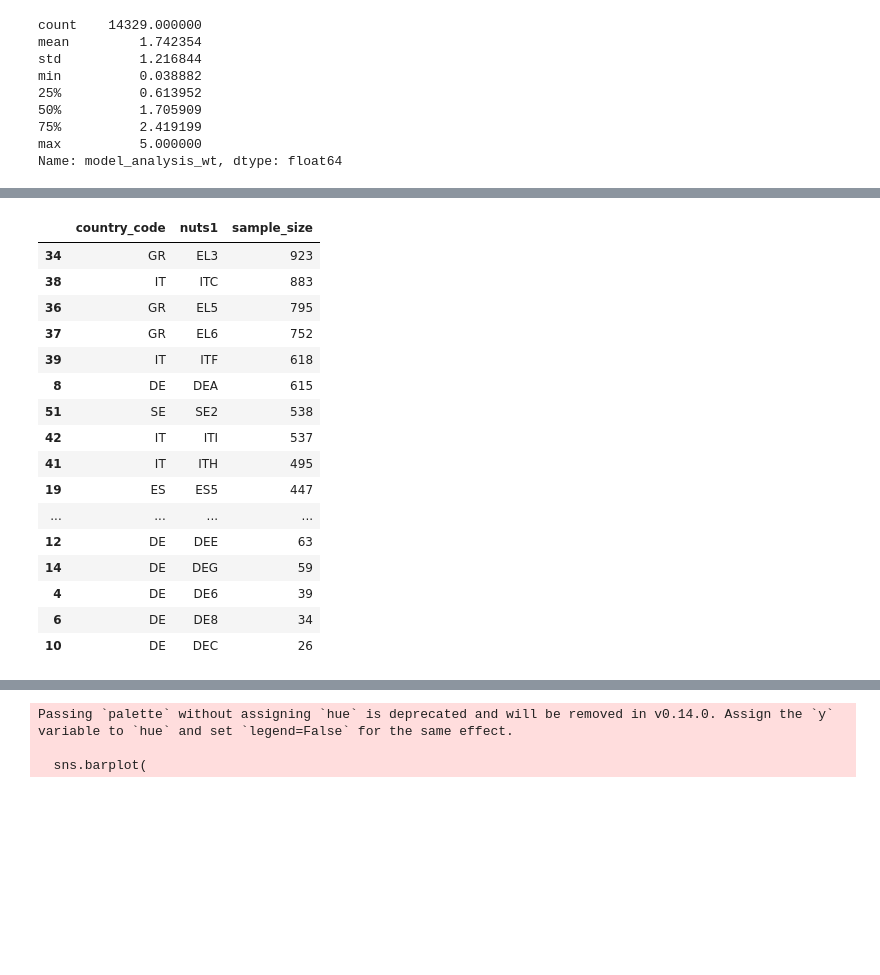
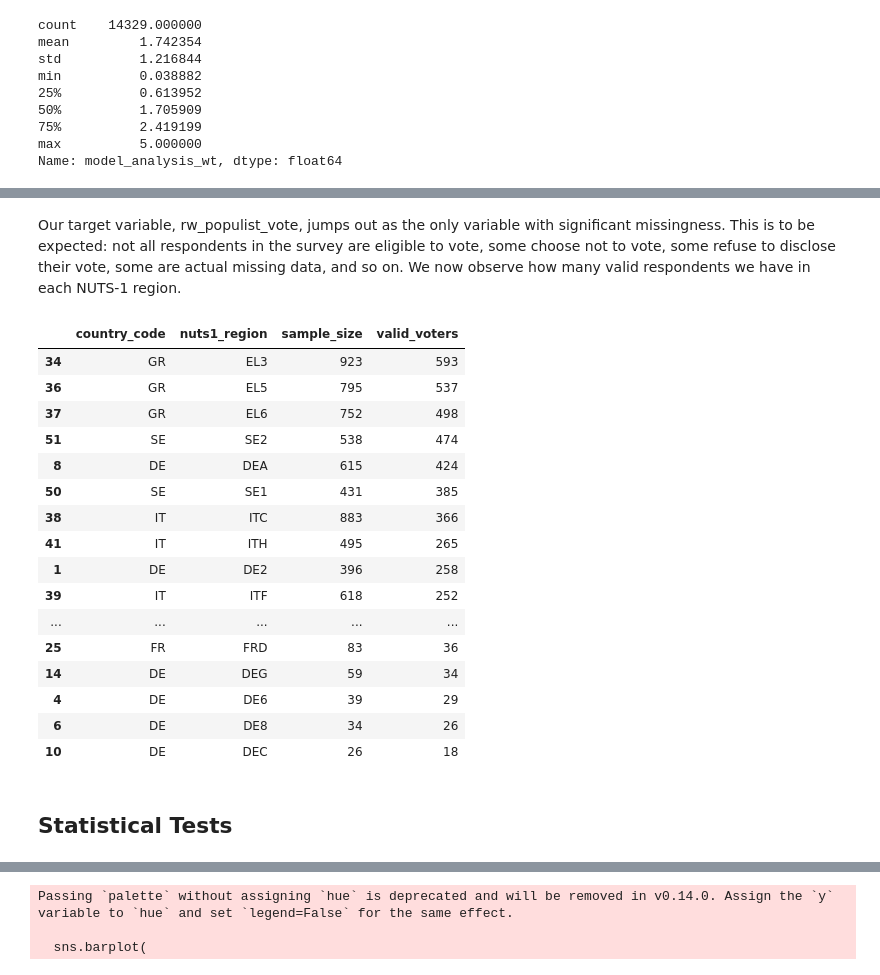
Before and after one commit to ksandrolini/resilience_gap_project, a Jupyter notebook: wrangling/data_wrangling.ipynb, the cells around one changed output, grey strips where cells are left out. Drawn from its saved outputs; the diff is of its cells as text; code cells hidden in the pictures; blank space fills up the shorter version.

```diff
--- a/wrangling/data_wrangling.ipynb
+++ b/wrangling/data_wrangling.ipynb
@@ -149,0 +55,20 @@ Shape: (14329, 64)
+# %%
+def calculate_cronbach_alpha(df, items):
+    df_items = ess_survey[items].dropna()
+    k = len(items)
+    item_variances = df_items.var(ddof=1).sum()
+    total_variance = df_items.sum(axis=1).var(ddof=1)
+    alpha = (k / (k - 1)) * (1 - (item_variances / total_variance))
+    return alpha
+
+# Test the trust variables
+trust_vars = ['trstprl', 'trstlgl', 'trst_pol_parties']
+trust_alpha = calculate_cronbach_alpha(ess_survey, trust_vars)
+
+print(f"Cronbach's Alpha for Institutional Trust Matrix: {trust_alpha:.3f}")
+if trust_alpha >= 0.70:
+    print("👉 Decision: Statistically justified to collapse into a composite index.")
+else:
+    print("👉 Decision: Low reliability. Keep a single proxy variable.")
+
+ess_survey["trust_index"] = ess_survey[trust_vars].mean(axis=1, skipna=True)
@@ -196,32 +124,39 @@ delta_pop_growth_rate_5yr           0.00    0.00
+# %% [markdown]
+Our target variable, rw_populist_vote, jumps out as the only variable with significant missingness. This is to be expected: not all respondents in the survey are eligible to vote, some choose not to vote, some refuse to disclose their vote, some are actual missing data, and so on. We now observe how many valid respondents we have in each NUTS-1 region.
 # %%
-# Group by country and region, and get the respondent count for each
+# Group by country and region to get total sample vs valid voter counts
 region_counts = (
-    ess_survey.groupby(["country_code", "nuts1"])["respondent_id"]
-    .count()
-    .reset_index(name="sample_size")
+    ess_survey.groupby(["country_code", "nuts1_region"])
+    .agg(
+        sample_size=("respondent_id", "count"),
+        valid_voters=("rw_populist_vote", "count")  # count() natively ignores NaNs
+    )
+    .reset_index()
 )
 
-# Sort from highest to lowest sample size
+# Sort from highest to lowest valid voter count
 region_counts_sorted = region_counts.sort_values(
-    by="sample_size", ascending=False
+    by="valid_voters", ascending=False
 )
 
 region_counts_sorted
 # %% [output]
-|  | country_code | nuts1 | sample_size |
-| 34 | GR | EL3 | 923 |
-| 38 | IT | ITC | 883 |
-| 36 | GR | EL5 | 795 |
-| 37 | GR | EL6 | 752 |
-| 39 | IT | ITF | 618 |
-| 8 | DE | DEA | 615 |
-| 51 | SE | SE2 | 538 |
-| 42 | IT | ITI | 537 |
-| 41 | IT | ITH | 495 |
-| 19 | ES | ES5 | 447 |
-| ... | ... | ... | ... |
-| 12 | DE | DEE | 63 |
-| 14 | DE | DEG | 59 |
-| 4 | DE | DE6 | 39 |
-| 6 | DE | DE8 | 34 |
-| 10 | DE | DEC | 26 |
+|  | country_code | nuts1_region | sample_size | valid_voters |
+| 34 | GR | EL3 | 923 | 593 |
+| 36 | GR | EL5 | 795 | 537 |
+| 37 | GR | EL6 | 752 | 498 |
+| 51 | SE | SE2 | 538 | 474 |
+| 8 | DE | DEA | 615 | 424 |
+| 50 | SE | SE1 | 431 | 385 |
+| 38 | IT | ITC | 883 | 366 |
+| 41 | IT | ITH | 495 | 265 |
+| 1 | DE | DE2 | 396 | 258 |
+| 39 | IT | ITF | 618 | 252 |
+| ... | ... | ... | ... | ... |
+| 25 | FR | FRD | 83 | 36 |
+| 14 | DE | DEG | 59 | 34 |
+| 4 | DE | DE6 | 39 | 29 |
+| 6 | DE | DE8 | 34 | 26 |
+| 10 | DE | DEC | 26 | 18 |
+# %% [markdown]
+## Statistical Tests
```
Also changed, not shown: parts of 35 cells of this notebook, 3 other files.
